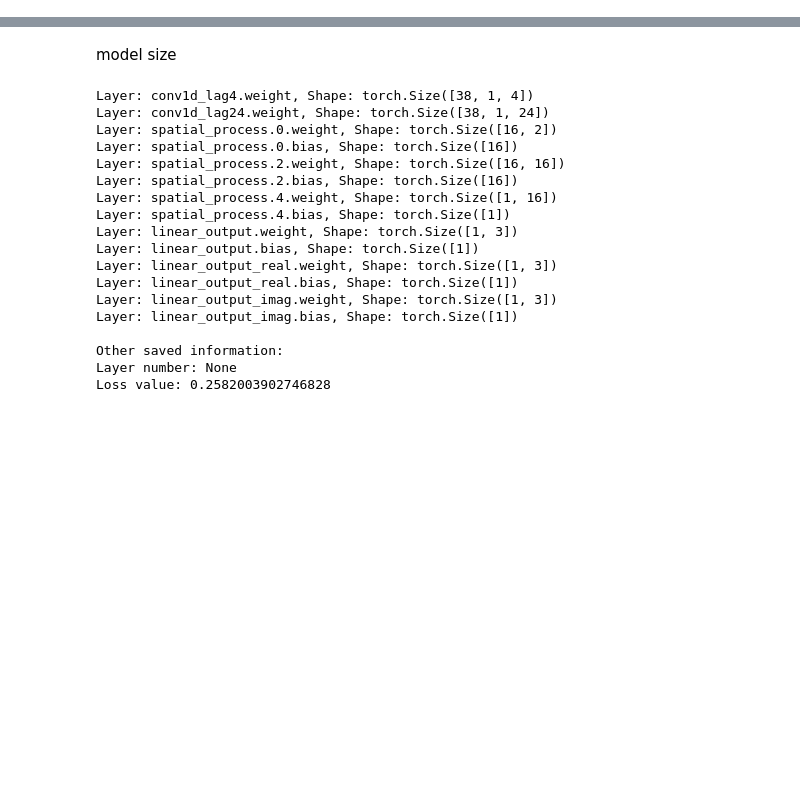
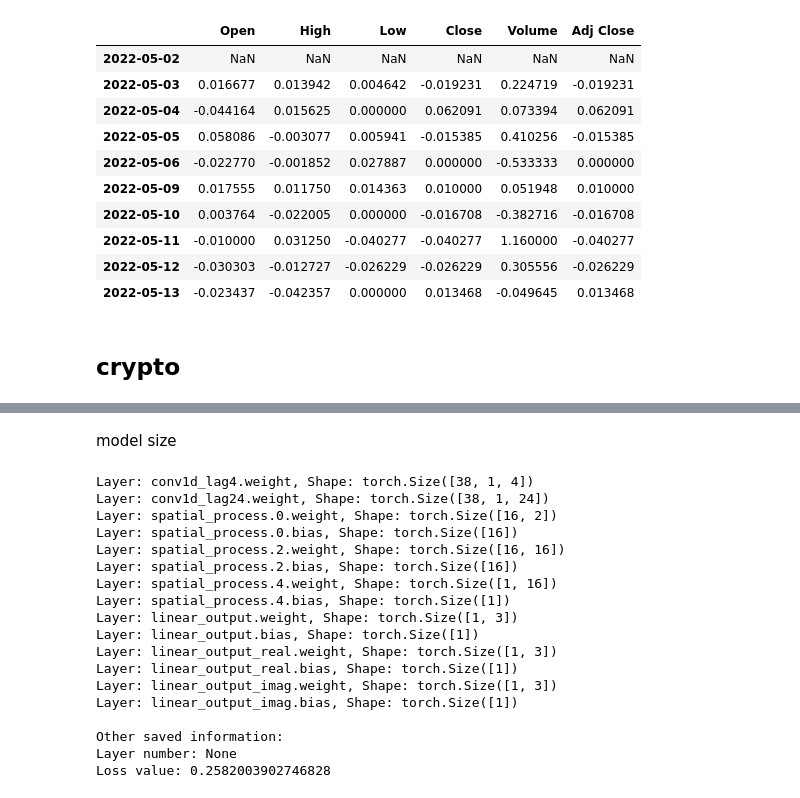
Before and after one commit to loopinf/GSPHAR, a Jupyter notebook: notebooks/try.ipynb, the cells around one changed output, grey strips where cells are left out. Cells and saved outputs as stored; diff of their text form; code cells hidden in the pictures; blank space fills up the shorter version.

```diff
--- a/notebooks/try.ipynb
+++ b/notebooks/try.ipynb
@@ -4,0 +31,14 @@ import numpy as np
+# %%
+a.pct_change()
+# %% [output]
+|  | Open | High | Low | Close | Volume | Adj Close |
+| 2022-05-02 | NaN | NaN | NaN | NaN | NaN | NaN |
+| 2022-05-03 | 0.016677 | 0.013942 | 0.004642 | -0.019231 | 0.224719 | -0.019231 |
+| 2022-05-04 | -0.044164 | 0.015625 | 0.000000 | 0.062091 | 0.073394 | 0.062091 |
+| 2022-05-05 | 0.058086 | -0.003077 | 0.005941 | -0.015385 | 0.410256 | -0.015385 |
+| 2022-05-06 | -0.022770 | -0.001852 | 0.027887 | 0.000000 | -0.533333 | 0.000000 |
+| 2022-05-09 | 0.017555 | 0.011750 | 0.014363 | 0.010000 | 0.051948 | 0.010000 |
+| 2022-05-10 | 0.003764 | -0.022005 | 0.000000 | -0.016708 | -0.382716 | -0.016708 |
+| 2022-05-11 | -0.010000 | 0.031250 | -0.040277 | -0.040277 | 1.160000 | -0.040277 |
+| 2022-05-12 | -0.030303 | -0.012727 | -0.026229 | -0.026229 | 0.305556 | -0.026229 |
+| 2022-05-13 | -0.023437 | -0.042357 | 0.000000 | 0.013468 | -0.049645 | 0.013468 |
@@ -5,2 +49,4 @@ import numpy as np
+# %% [markdown]
+## crypto
 # %%
 df_raw = pd.read_parquet('../data/df_cl_5m.parquet')#, engine='pyarrow')
```
Also changed, not shown: parts of 18 cells of this notebook, 10 other files.
